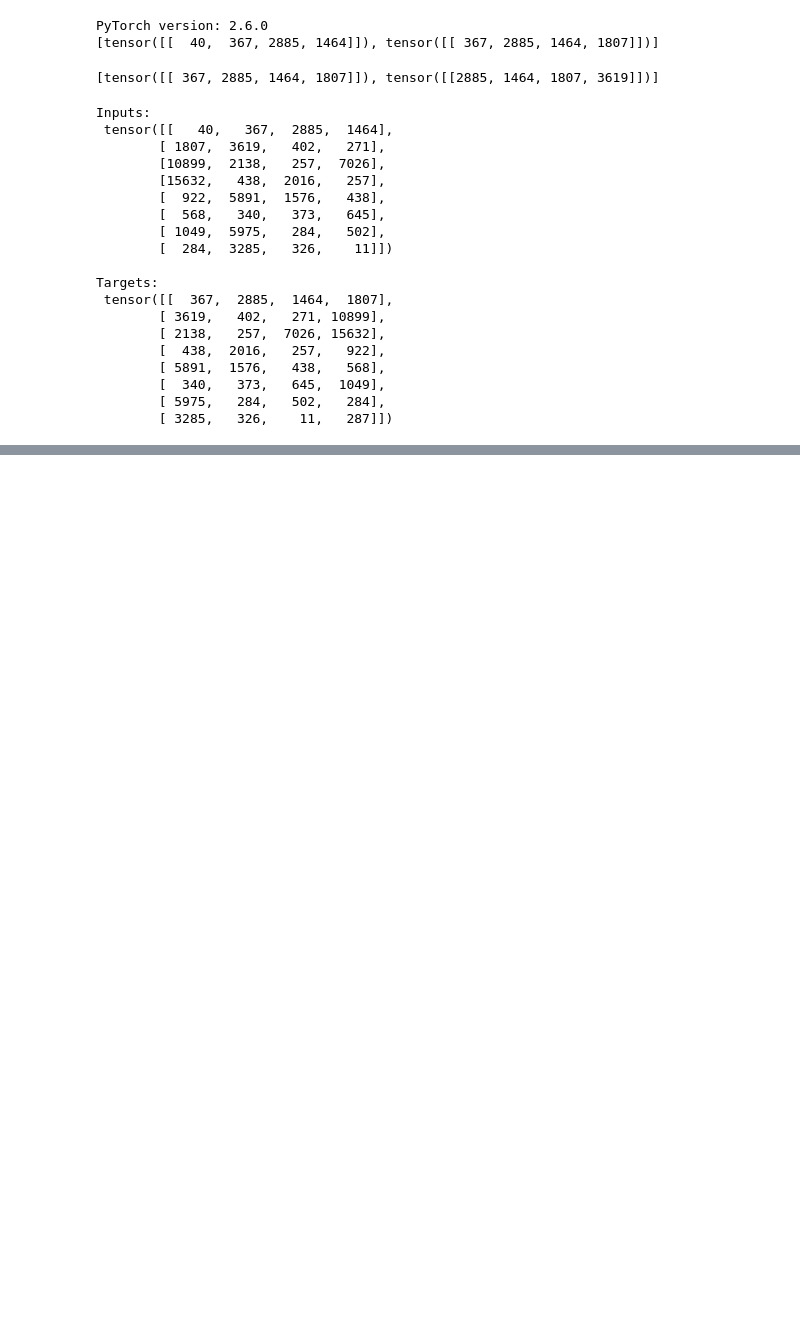
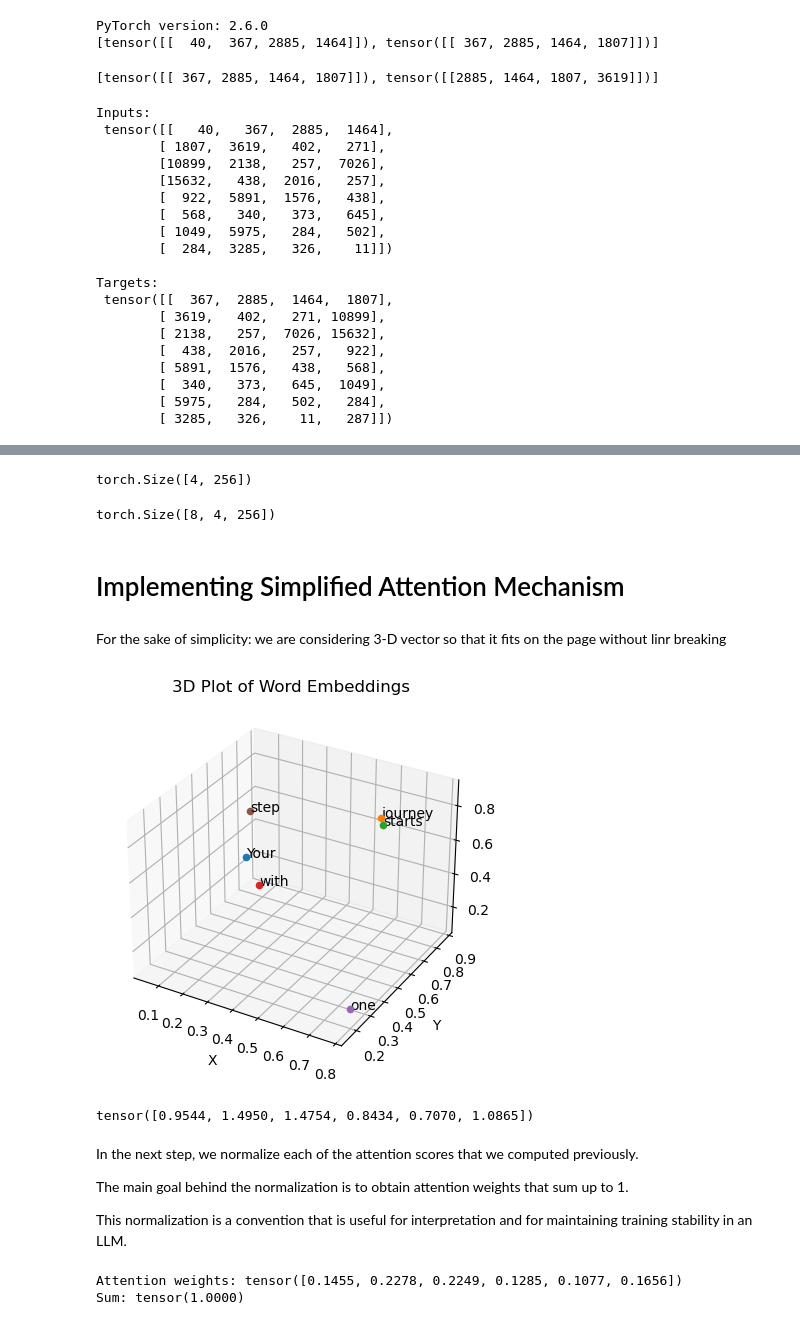
Before and after one commit to Junaeid-Shoaib/llm_from_scratch, a Jupyter notebook: LLM_Scratch.ipynb, the cells around one changed output, grey strips where cells are left out. Drawn from its saved outputs; the diff is of its cells as text; code cells hidden in the pictures; blank space fills up the shorter version.

```diff
--- a/LLM_Scratch.ipynb
+++ b/LLM_Scratch.ipynb
@@ -366,0 +437,80 @@ Targets:
+# %%
+pos_embeddings = pos_embedding_layer(torch.arange(max_length))
+print(pos_embeddings.shape)
+# %% [output]
+torch.Size([4, 256])
+# %%
+input_embeddings = token_embeddings + pos_embeddings
+print(input_embeddings.shape)
+# %% [output]
+torch.Size([8, 4, 256])
+# %% [markdown]
+# Implementing Simplified Attention Mechanism
+# %% [markdown]
+For the sake of simplicity: we are considering 3-D vector so that it fits on the page without linr breaking
+# %%
+import torch
+
+inputs = torch.tensor(
+  [[0.43, 0.15, 0.89], # Your     (x^1)
+   [0.55, 0.87, 0.66], # journey  (x^2)
+   [0.57, 0.85, 0.64], # starts   (x^3)
+   [0.22, 0.58, 0.33], # with     (x^4)
+   [0.77, 0.25, 0.10], # one      (x^5)
+   [0.05, 0.80, 0.55]] # step     (x^6)
+)
+# %%
+import matplotlib.pyplot as plt
+from mpl_toolkits.mplot3d import Axes3D
+
+# Corresponding words
+words = ['Your', 'journey', 'starts', 'with', 'one', 'step']
+
+# Extract x, y, z coordinates
+x_coords = inputs[:, 0].numpy()
+y_coords = inputs[:, 1].numpy()
+z_coords = inputs[:, 2].numpy()
+
+# Create 3D plot
+fig = plt.figure()
+ax = fig.add_subplot(111, projection='3d')
+
+# Plot each point and annotate with corresponding word
+for x, y, z, word in zip(x_coords, y_coords, z_coords, words):
+    ax.scatter(x, y, z)
+    ax.text(x, y, z, word, fontsize=10)
+
+# Set labels for axes
+ax.set_xlabel('X')
+ax.set_ylabel('Y')
+ax.set_zlabel('Z')
+
+
+plt.title('3D Plot of Word Embeddings')
+plt.show()
+# %% [output]
+[figure, added]
+# %%
+query = inputs[1]  # 2nd input token is the query "journey"
+
+attn_scores_2 = torch.empty(inputs.shape[0])
+for i, x_i in enumerate(inputs):
+    attn_scores_2[i] = torch.dot(x_i, query) # dot product (transpose not necessary here since they are 1-dim vectors)
+
+print(attn_scores_2)
+# %% [output]
+tensor([0.9544, 1.4950, 1.4754, 0.8434, 0.7070, 1.0865])
+# %% [markdown]
+In the next step, we normalize each of the attention scores that we computed previously.
+
+The main goal behind the normalization is to obtain attention weights that sum up to 1.
+
+This normalization is a convention that is useful for interpretation and for maintaining training stability in an LLM.
+# %%
+attn_weights_2_tmp = attn_scores_2 / attn_scores_2.sum()
+
+print("Attention weights:", attn_weights_2_tmp)
+print("Sum:", attn_weights_2_tmp.sum())
+# %% [output]
+Attention weights: tensor([0.1455, 0.2278, 0.2249, 0.1285, 0.1077, 0.1656])
+Sum: tensor(1.0000)
```
Also changed, not shown: parts of 54 cells of this notebook.
